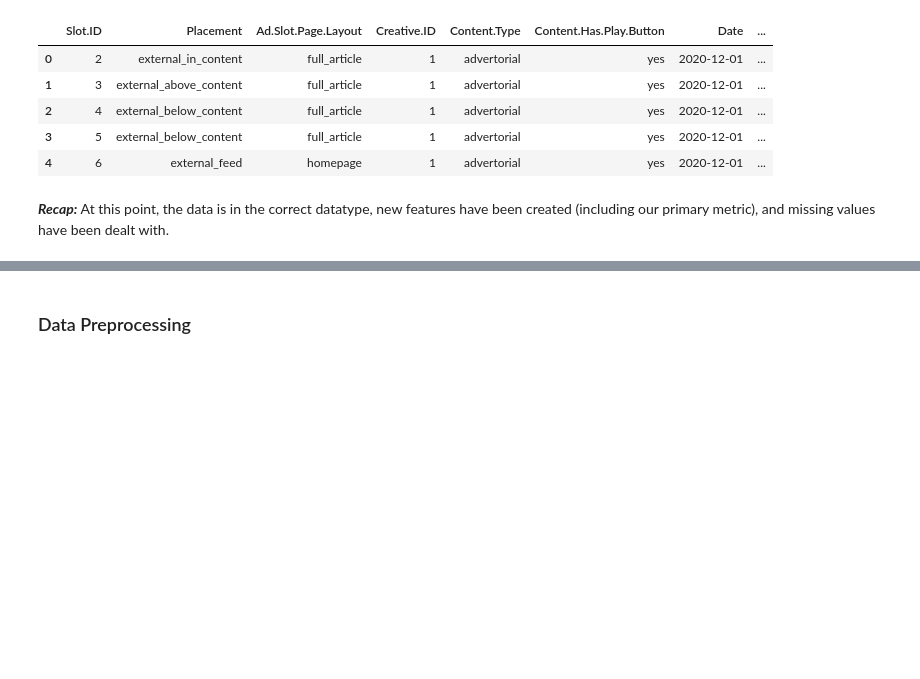
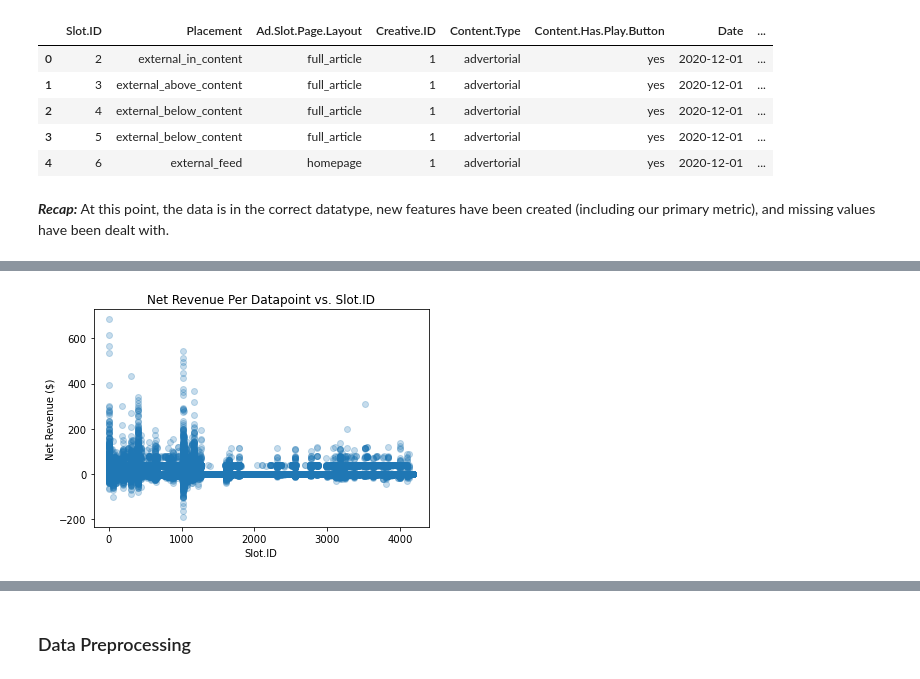
Before and after one commit to carlosjgarza89/ld_tech, a Jupyter notebook: master_notebook.ipynb, the cells around one changed output, grey strips where cells are left out. Cells and saved outputs as stored; diff of their text form; code cells hidden in the pictures; blank space fills up the shorter version.

```diff
--- a/master_notebook.ipynb
+++ b/master_notebook.ipynb
@@ -137,0 +176,9 @@ df.head()
+# %%
+#Revenue vs Slot ID
+plt.scatter(df['Slot.ID'], df['net_revenue'], alpha=0.25)
+plt.title('Net Revenue Per Datapoint vs. Slot.ID')
+plt.xlabel('Slot.ID')
+plt.ylabel('Net Revenue ($)')
+plt.show()
+# %% [output]
+[figure, added]
```
Also changed, not shown: parts of 38 cells of this notebook, 2 other files.
